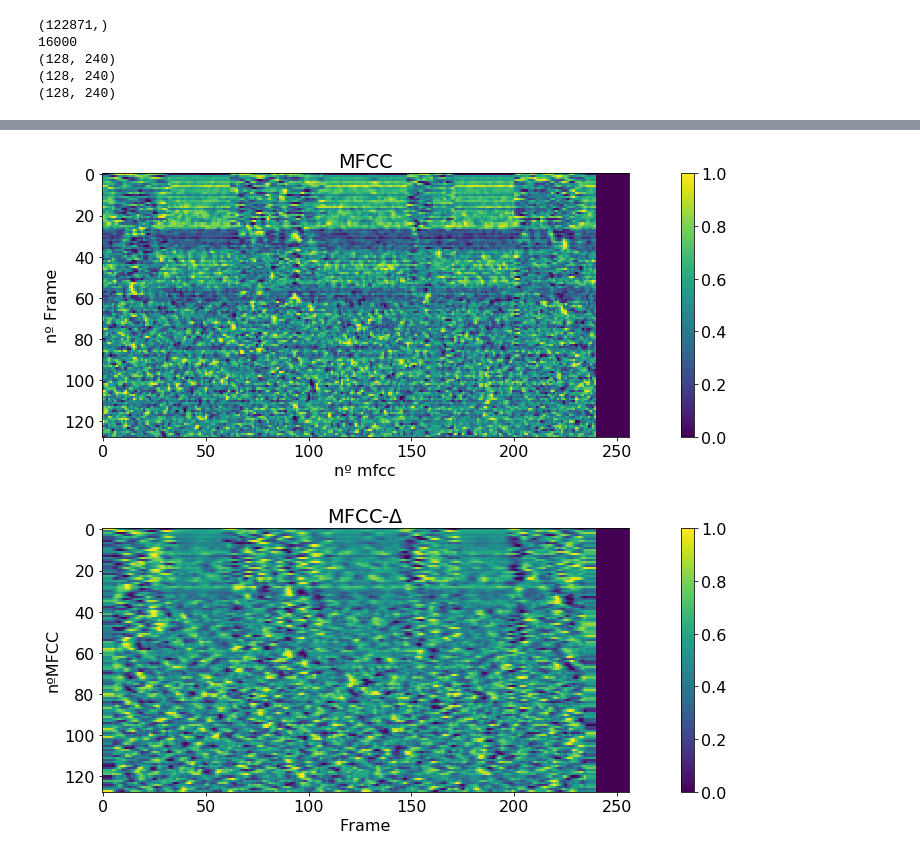
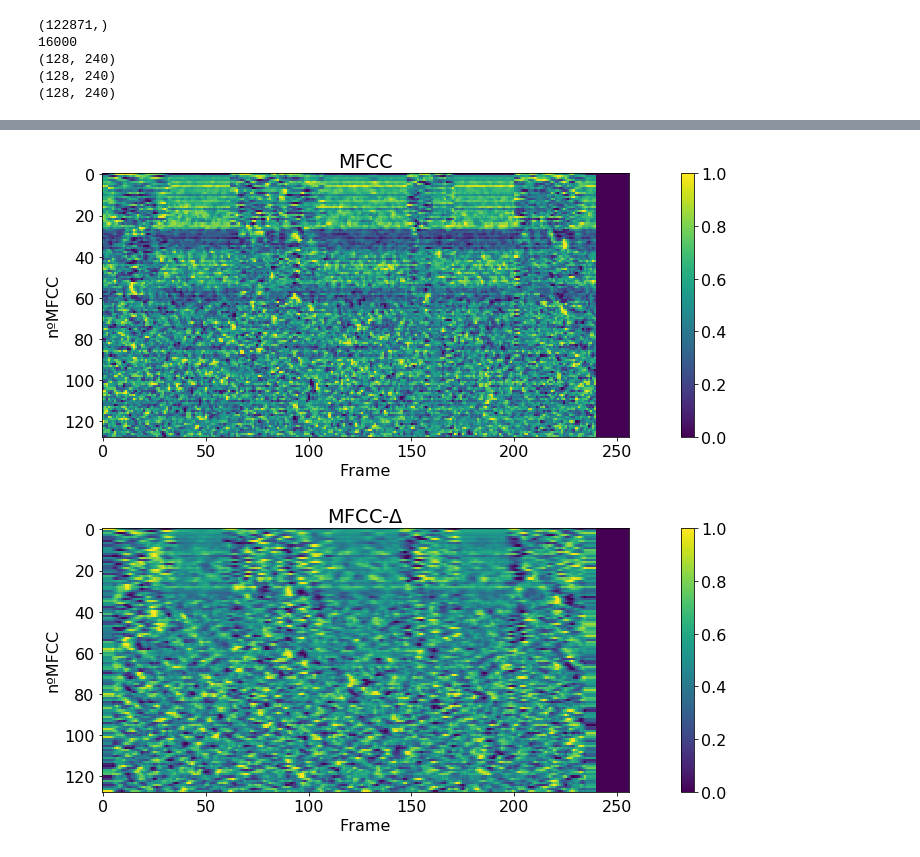
Before and after one commit to micaelgg/tfm-project, a Jupyter notebook: make_librosa.ipynb, the cells around one changed output, grey strips where cells are left out. Cells and saved outputs as stored; diff of their text form; code cells hidden in the pictures.

```diff
--- a/make_librosa.ipynb
+++ b/make_librosa.ipynb
@@ -94,12 +95,12 @@ print(mfcc_delta2.shape)
 # %%
 plt.imshow(mfcc.transpose())
 plt.title('MFCC')
-plt.xlabel('nº mfcc')
-plt.ylabel('nº Frame')
+plt.xlabel('Frame')
+plt.ylabel('nºMFCC')
 plt.colorbar()
 plt.tight_layout()
 # %% [output]
-[figure, old version]
+[figure, new version]
 # %%
 plt.imshow(mfcc_delta.transpose())
 plt.title(r'MFCC-$\Delta$')
```
Also changed, not shown: parts of 2 cells of this notebook.
